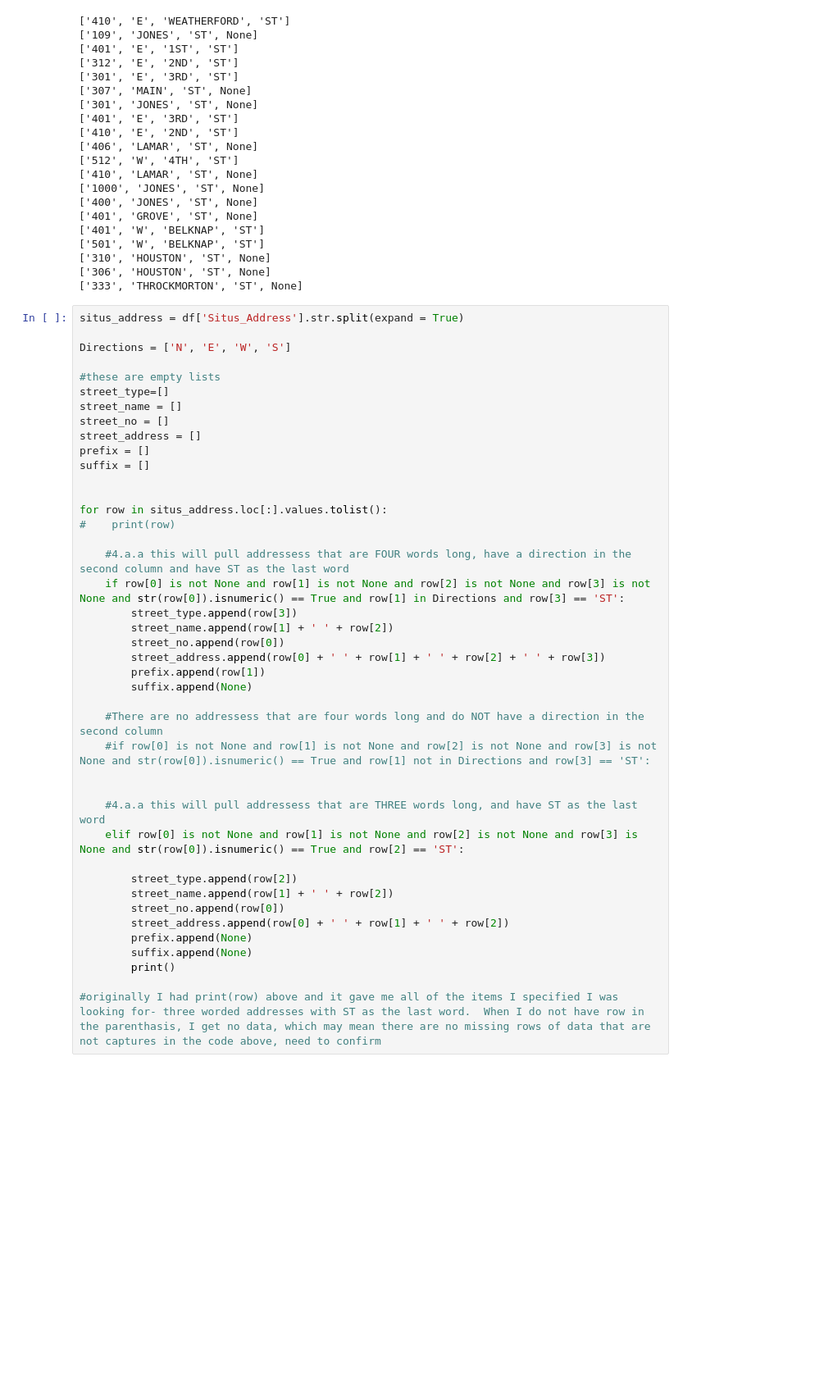
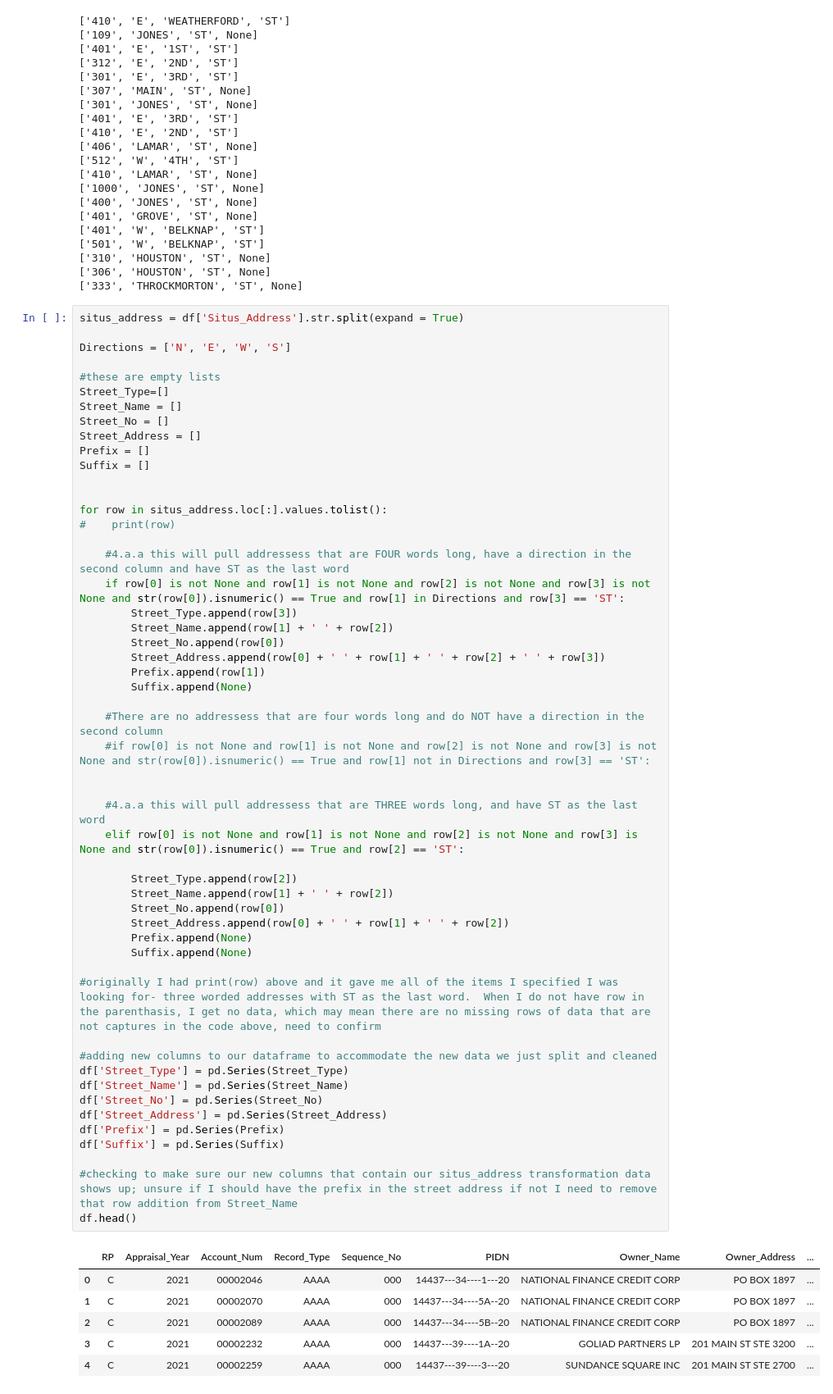
Before and after one commit to efann64/PropTax, a Jupyter notebook: SmallTarrantDataLesson6.ipynb, the cells around one changed output. Shown: that part at 82% size. Drawn from its saved outputs; the diff is of its cells as text; blank space fills up the shorter version.

```diff
--- a/SmallTarrantDataLesson6.ipynb
+++ b/SmallTarrantDataLesson6.ipynb
@@ -56,42 +188,59 @@ for row in situs_address.loc[:20].values.tolist():
 # %%
 situs_address = df['Situs_Address'].str.split(expand = True)
 
 Directions = ['N', 'E', 'W', 'S']
 
 #these are empty lists
-street_type=[]
-street_name = []
-street_no = []
-street_address = []
-prefix = []
-suffix = []
+Street_Type=[]
+Street_Name = []
+Street_No = []
+Street_Address = []
+Prefix = []
+Suffix = []
 
 
 for row in situs_address.loc[:].values.tolist():
 #    print(row)
 
     #4.a.a this will pull addressess that are FOUR words long, have a direction in the second column and have ST as the last word
     if row[0] is not None and row[1] is not None and row[2] is not None and row[3] is not None and str(row[0]).isnumeric() == True and row[1] in Directions and row[3] == 'ST':
-        street_type.append(row[3])
-        street_name.append(row[1] + ' ' + row[2])
-        street_no.append(row[0])
-        street_address.append(row[0] + ' ' + row[1] + ' ' + row[2] + ' ' + row[3])
-        prefix.append(row[1])
-        suffix.append(None)
+        Street_Type.append(row[3])
+        Street_Name.append(row[1] + ' ' + row[2])
+        Street_No.append(row[0])
+        Street_Address.append(row[0] + ' ' + row[1] + ' ' + row[2] + ' ' + row[3])
+        Prefix.append(row[1])
+        Suffix.append(None)
 
     #There are no addressess that are four words long and do NOT have a direction in the second column
     #if row[0] is not None and row[1] is not None and row[2] is not None and row[3] is not None and str(row[0]).isnumeric() == True and row[1] not in Directions and row[3] == 'ST':
 
 
     #4.a.a this will pull addressess that are THREE words long, and have ST as the last word
     elif row[0] is not None and row[1] is not None and row[2] is not None and row[3] is None and str(row[0]).isnumeric() == True and row[2] == 'ST':
 
-        street_type.append(row[2])
-        street_name.append(row[1] + ' ' + row[2])
-        street_no.append(row[0])
-        street_address.append(row[0] + ' ' + row[1] + ' ' + row[2])
-        prefix.append(None)
-        suffix.append(None)
-        print()
+        Street_Type.append(row[2])
+        Street_Name.append(row[1] + ' ' + row[2])
+        Street_No.append(row[0])
+        Street_Address.append(row[0] + ' ' + row[1] + ' ' + row[2])
+        Prefix.append(None)
+        Suffix.append(None)
 
 #originally I had print(row) above and it gave me all of the items I specified I was looking for- three worded addresses with ST as the last word.  When I do not have row in the parenthasis, I get no data, which may mean there are no missing rows of data that are not captures in the code above, need to confirm
+
+#adding new columns to our dataframe to accommodate the new data we just split and cleaned
+df['Street_Type'] = pd.Series(Street_Type)
+df['Street_Name'] = pd.Series(Street_Name)
+df['Street_No'] = pd.Series(Street_No)
+df['Street_Address'] = pd.Series(Street_Address)
+df['Prefix'] = pd.Series(Prefix)
+df['Suffix'] = pd.Series(Suffix)
+
+#checking to make sure our new columns that contain our situs_address transformation data shows up; unsure if I should have the prefix in the street address if not I need to remove that row addition from Street_Name
+df.head()
+# %% [output]
+|  | RP | Appraisal_Year | Account_Num | Record_Type | Sequence_No | PIDN | Owner_Name | Owner_Address | ... |
+| 0 | C | 2021 | 00002046 | AAAA | 000 | 14437---34----1---20 | NATIONAL FINANCE CREDIT CORP | PO BOX 1897 | ... |
+| 1 | C | 2021 | 00002070 | AAAA | 000 | 14437---34----5A--20 | NATIONAL FINANCE CREDIT CORP | PO BOX 1897 | ... |
+| 2 | C | 2021 | 00002089 | AAAA | 000 | 14437---34----5B--20 | NATIONAL FINANCE CREDIT CORP | PO BOX 1897 | ... |
+| 3 | C | 2021 | 00002232 | AAAA | 000 | 14437---39----1A--20 | GOLIAD PARTNERS LP | 201 MAIN ST STE 3200 | ... |
+| 4 | C | 2021 | 00002259 | AAAA | 000 | 14437---39----3---20 | SUNDANCE SQUARE INC | 201 MAIN ST STE 2700 | ... |
```
Also changed, not shown: parts of 6 cells of this notebook.
